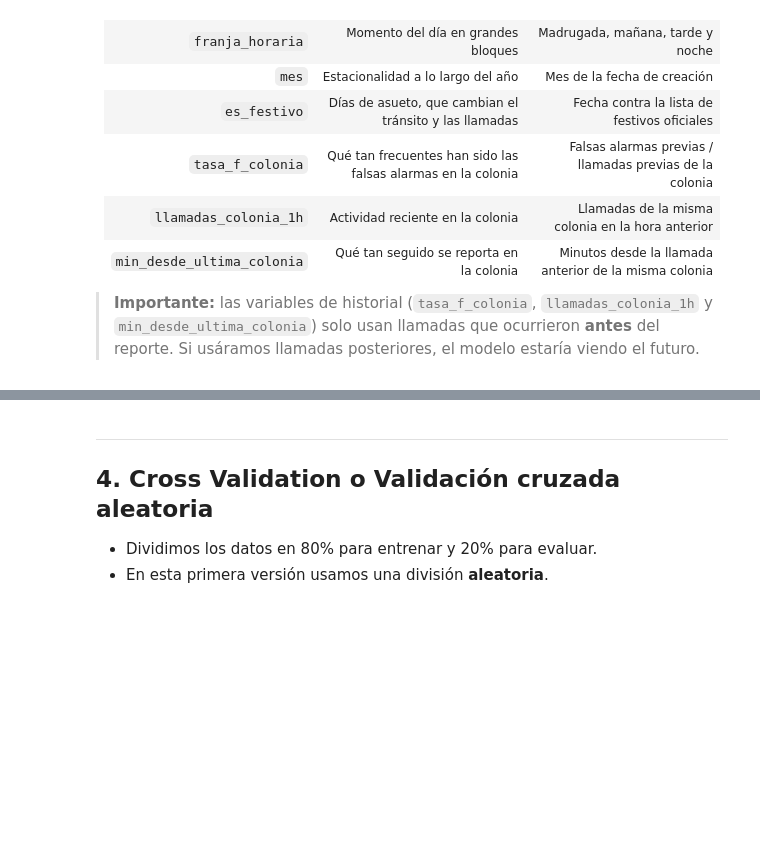
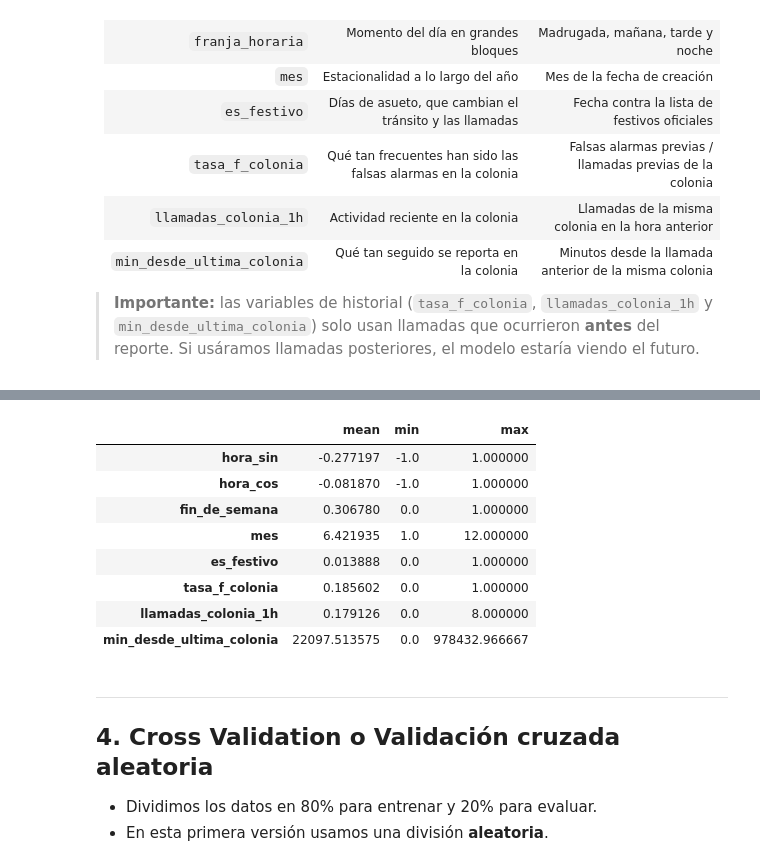
Before and after one commit to LDataLab/intro-ds-eco, a Jupyter notebook: notebooks/nb03_aprendizaje_supervisado.ipynb, the cells around one changed output, grey strips where cells are left out. Cells and saved outputs as stored; diff of their text form; code cells hidden in the pictures; blank space fills up the shorter version.

```diff
--- a/notebooks/nb03_aprendizaje_supervisado.ipynb
+++ b/notebooks/nb03_aprendizaje_supervisado.ipynb
@@ -285,62 +368,63 @@ Hasta ahora el modelo usa las variables tal como vienen en la base. La **ingenie
 # %%
 ## ── Variables de tiempo ──────────────────────────────────────────────────
 ## Hora en forma cíclica: la hora 23 queda cerca de la hora 0
-#df['hora_sin'] = np.sin(2 * np.pi * df['hora_del_dia'] / 24)
-#df['hora_cos'] = np.cos(2 * np.pi * df['hora_del_dia'] / 24)
+df['hora_sin'] = np.sin(2 * np.pi * df['hora_del_dia'] / 24)
+df['hora_cos'] = np.cos(2 * np.pi * df['hora_del_dia'] / 24)
 #
 ## Fin de semana (dia_semana: 5 = sábado, 6 = domingo)
-#df['fin_de_semana'] = (df['dia_semana'] >= 5).astype(int)
+df['fin_de_semana'] = (df['dia_semana'] >= 5).astype(int)
 #
 ## Mes de la llamada
-#df['mes'] = df['fecha_hora_creacion'].dt.month
+df['mes'] = df['fecha_hora_creacion'].dt.month
 #
 ## Franja horaria
-#df['franja_horaria'] = pd.cut(
-#    df['hora_del_dia'],
-#    bins=[-1, 5, 11, 17, 23],
-#    labels=['madrugada', 'mañana', 'tarde', 'noche']
-#)
+df['franja_horaria'] = pd.cut(
+    df['hora_del_dia'],
+    bins=[-1, 5, 11, 17, 23],
+    labels=['madrugada', 'mañana', 'tarde', 'noche']
+)
 #
 ## Días festivos oficiales en México (2022–2024)
-#festivos = pd.to_datetime([
-#    '2022-01-01', '2022-02-07', '2022-03-21', '2022-05-01', '2022-09-16', '2022-11-21', '2022-12-25',
-#    '2023-01-01', '2023-02-06', '2023-03-20', '2023-05-01', '2023-09-16', '2023-11-20', '2023-12-25',
-#    '2024-01-01', '2024-02-05', '2024-03-18', '2024-05-01', '2024-09-16', '2024-10-01', '2024-11-18', '2024-12-25',
-#])
-#df['es_festivo'] = df['fecha_hora_creacion'].dt.normalize().isin(festivos).astype(int)
+festivos = pd.to_datetime([
+    '2022-01-01', '2022-02-07', '2022-03-21', '2022-05-01', '2022-09-16', '2022-11-21', '2022-12-25',
+    '2023-01-01', '2023-02-06', '2023-03-20', '2023-05-01', '2023-09-16', '2023-11-20', '2023-12-25',
+    '2024-01-01', '2024-02-05', '2024-03-18', '2024-05-01', '2024-09-16', '2024-10-01', '2024-11-18', '2024-12-25',
+])
+df['es_festivo'] = df['fecha_hora_creacion'].dt.normalize().isin(festivos).astype(int)
 #
 ## ── Variables de historial por colonia ───────────────────────────────────
 ## Tasa histórica de falsas alarmas: solo contamos llamadas anteriores al reporte
-#df_ord = df.sort_values('fecha_hora_creacion')
-#grupo_colonia = df_ord.groupby('colonia_catalogo')['is_f_cierre']
+df_ord = df.sort_values('fecha_hora_creacion')
+grupo_colonia = df_ord.groupby('colonia_catalogo')['is_f_cierre']
 #
-#falsas_previas   = grupo_colonia.cumsum() - df_ord['is_f_cierre']  # restamos la llamada actual
-#llamadas_previas = grupo_colonia.cumcount()
-#tasa_previa = (falsas_previas / llamadas_previas).reindex(df.index)
+falsas_previas   = grupo_colonia.cumsum() - df_ord['is_f_cierre']  # restamos la llamada actual
+llamadas_previas = grupo_colonia.cumcount()
+tasa_previa = (falsas_previas / llamadas_previas).reindex(df.index)
 #
 ## Si la colonia no tiene historial, usamos la tasa global
-#df['tasa_f_colonia'] = tasa_previa.fillna(df['is_f_cierre'].mean())
+df['tasa_f_colonia'] = tasa_previa.fillna(df['is_f_cierre'].mean())
 #
 ## Llamadas de la misma colonia en la última hora (sin contar la llamada actual)
-#df['llamadas_colonia_1h'] = (
-#    df.groupby('colonia_catalogo')['fecha_hora_creacion']
-#      .transform(lambda t: t.apply(lambda x: ((t < x) & (t >= x - pd.Timedelta('1h'))).sum()))
-#)
+df['llamadas_colonia_1h'] = (
+    df.groupby('colonia_catalogo')['fecha_hora_creacion']
+      .transform(lambda t: t.apply(lambda x: ((t < x) & (t >= x - pd.Timedelta('1h'))).sum()))
+)
 #
 ## Minutos desde la llamada anterior de la misma colonia
-#df_col = df.sort_values(['colonia_catalogo', 'fecha_hora_creacion'])
-#minutos = df_col.groupby('colonia_catalogo')['fecha_hora_creacion'].diff().dt.total_seconds() / 60
-#df['min_desde_ultima_colonia'] = minutos.reindex(df.index)
+df_col = df.sort_values(['colonia_catalogo', 'fecha_hora_creacion'])
+minutos = df_col.groupby('colonia_catalogo')['fecha_hora_creacion'].diff().dt.total_seconds() / 60
+df['min_desde_ultima_colonia'] = minutos.reindex(df.index)
 #
 ## Primera llamada de cada colonia: no hay llamada anterior, le damos el valor máximo
-#df['min_desde_ultima_colonia'] = df['min_desde_ultima_colonia'].fillna(df['min_desde_ultima_colonia'].max())
+df['min_desde_ultima_colonia'] = df['min_desde_ultima_colonia'].fillna(df['min_desde_ultima_colonia'].max())
 #
 ## ── Agregamos las nuevas variables a X ───────────────────────────────────
-#columnas_nuevas = ['hora_sin', 'hora_cos', 'fin_de_semana', 'mes', 'es_festivo',
-#                   'tasa_f_colonia', 'llamadas_colonia_1h', 'min_desde_ultima_colonia']
+columnas_nuevas = ['hora_sin', 'hora_cos', 'fin_de_semana', 'mes', 'es_festivo',
+                   'tasa_f_colonia', 'llamadas_colonia_1h', 'min_desde_ultima_colonia']
 #
-#X_franja = pd.get_dummies(df['franja_horaria'], prefix='franja', drop_first=True)
-#X = pd.concat([X, df[columnas_nuevas], X_franja], axis=1)
+X_franja = pd.get_dummies(df['franja_horaria'], prefix='franja', drop_first=True)
+X = pd.concat([X, df[columnas_nuevas], X_franja], axis=1)
 #
-#print(f'Dimensiones de X con ingeniería de variables: {X.shape}')
-#df[columnas_nuevas].describe().T[['mean', 'min', 'max']]
+print(f'Dimensiones de X con ingeniería de variables: {X.shape}')
+df[columnas_nuevas].describe().T[['mean', 'min', 'max']]
+# %% [output]
@@ -347,3 +432,12 @@ Hasta ahora el modelo usa las variables tal como vienen en la base. La **ingenie
+|  | mean | min | max |
+| hora_sin | -0.277197 | -1.0 | 1.000000 |
+| hora_cos | -0.081870 | -1.0 | 1.000000 |
+| fin_de_semana | 0.306780 | 0.0 | 1.000000 |
+| mes | 6.421935 | 1.0 | 12.000000 |
+| es_festivo | 0.013888 | 0.0 | 1.000000 |
+| tasa_f_colonia | 0.185602 | 0.0 | 1.000000 |
+| llamadas_colonia_1h | 0.179126 | 0.0 | 8.000000 |
+| min_desde_ultima_colonia | 22097.513575 | 0.0 | 978432.966667 |
 # %% [markdown]
 ---
 ## 4. Cross Validation o Validación cruzada aleatoria
```
Also changed, not shown: parts of 30 cells of this notebook.
